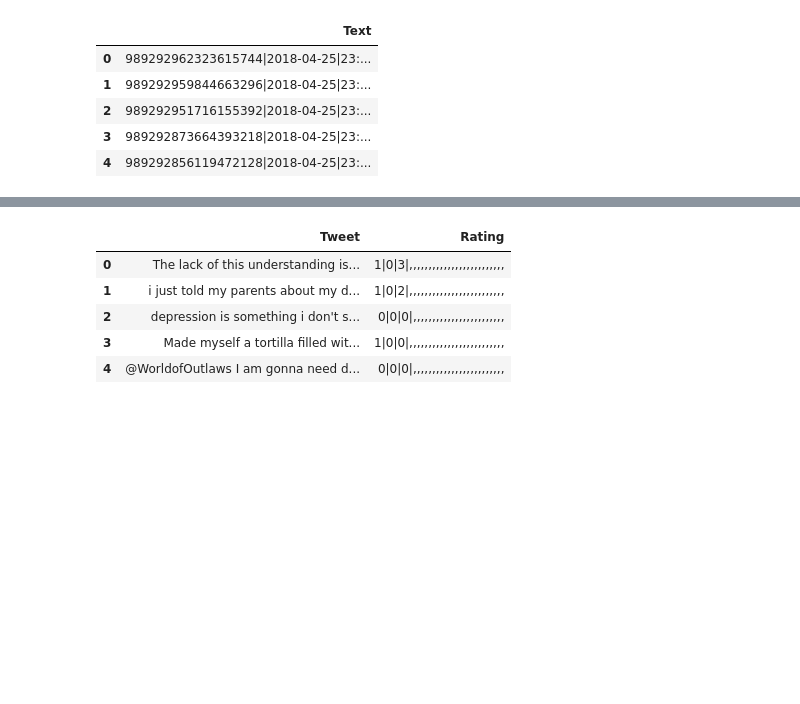
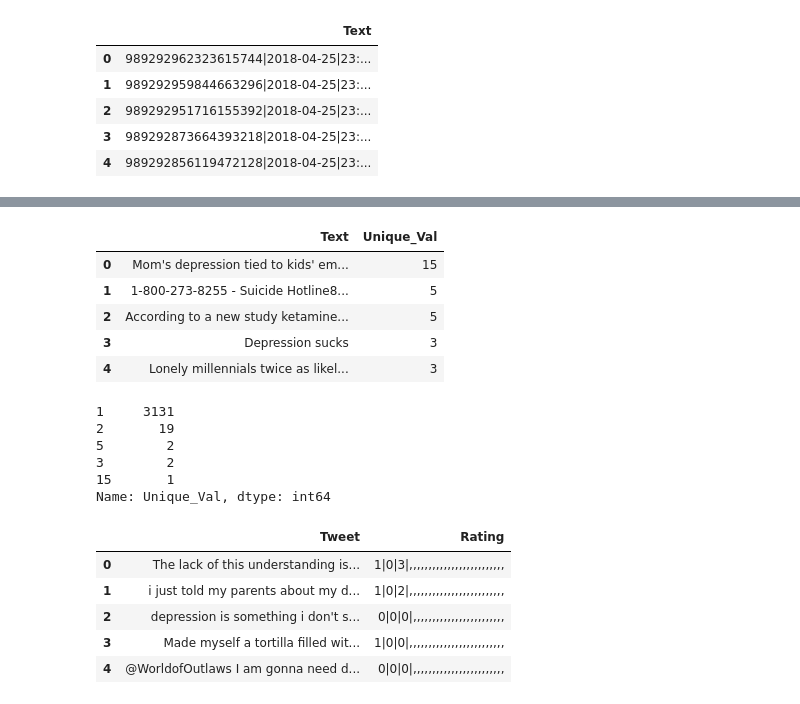
Before and after one commit to Rifat951/Depression-detection-using-Twitter-Dataset, a Jupyter notebook: AML_Data_Preprocessing.ipynb, the cells around one changed output, grey strips where cells are left out. Saved outputs shown, nothing was run; the diff lists cells and outputs as text; code cells hidden in the pictures; blank space fills up the shorter version.

```diff
--- a/AML_Data_Preprocessing.ipynb
+++ b/AML_Data_Preprocessing.ipynb
@@ -87,3 +133,24 @@ df_processed_col.head()
+# %%
+df_disp1 = pd.read_csv("/content/new_disp.csv", header = None)
+df_disp1.columns = ["Text", "Unique_Val"]
+df_disp1.head()
+# %% [output]
+|  | Text | Unique_Val |
+| 0 | Mom's depression tied to kids' em... | 15 |
+| 1 | 1-800-273-8255 - Suicide Hotline8... | 5 |
+| 2 | According to a new study ketamine... | 5 |
+| 3 | Depression sucks | 3 |
+| 4 | Lonely millennials twice as likel... | 3 |
+# %%
+df_disp1 = df_disp1["Unique_Val"].value_counts()
+df_disp1.head()
+# %% [output]
+1     3131
+2       19
+5        2
+3        2
+15       1
+Name: Unique_Val, dtype: int64
 # %%
 #drop some columns with person info and which are not required to give data more clarity
 
```
Also changed, not shown: parts of 9 cells of this notebook.
